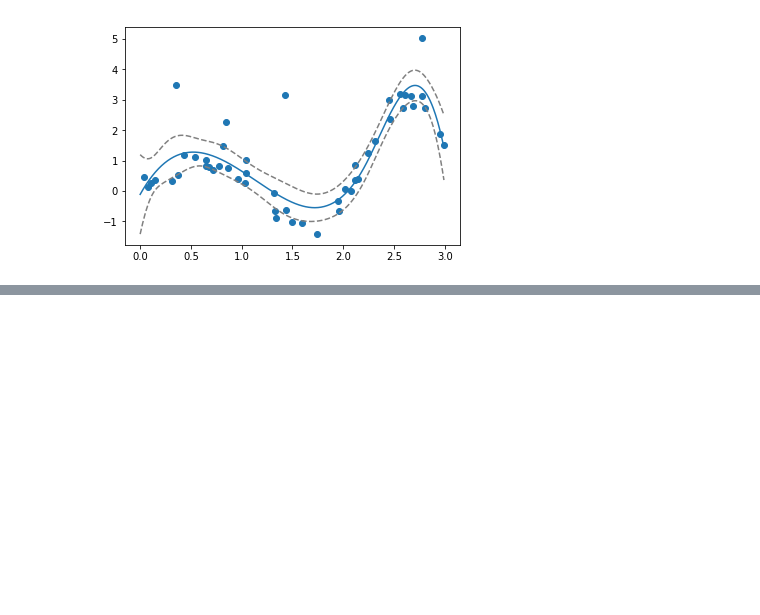
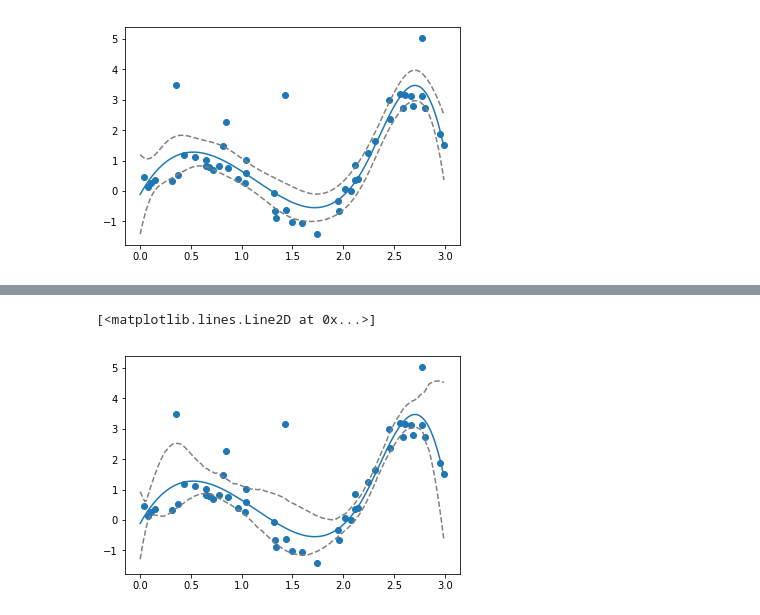
Before and after one commit to empathy87/The-Elements-of-Statistical-Learning-Python-Notebooks, a Jupyter notebook: 8 Model Inference and Averaging/2 The Bootstrap and Maximum Likelihood Methods.ipynb, the cells around one changed output, grey strips where cells are left out. Saved outputs shown, nothing was run; the diff lists cells and outputs as text; code cells hidden in the pictures; blank space fills up the shorter version.

```diff
--- a/8 Model Inference and Averaging/2 The Bootstrap and Maximum Likelihood Methods.ipynb
+++ b/8 Model Inference and Averaging/2 The Bootstrap and Maximum Likelihood Methods.ipynb
@@ -73,0 +95,8 @@ plt.plot(x, y_smooth - 1.9 * se, '--', color='gray')
+# %%
+plt.scatter(points[:,0], points[:,1])
+plt.plot(x, y_smooth)
+plt.plot(x, low, '--', color='gray')
+plt.plot(x, hi, '--', color='gray')
+# %% [output]
+[<matplotlib.lines.Line2D at 0x...>]
+[figure, added]
```
Also changed, not shown: parts of 3 cells of this notebook, 1 other file.
